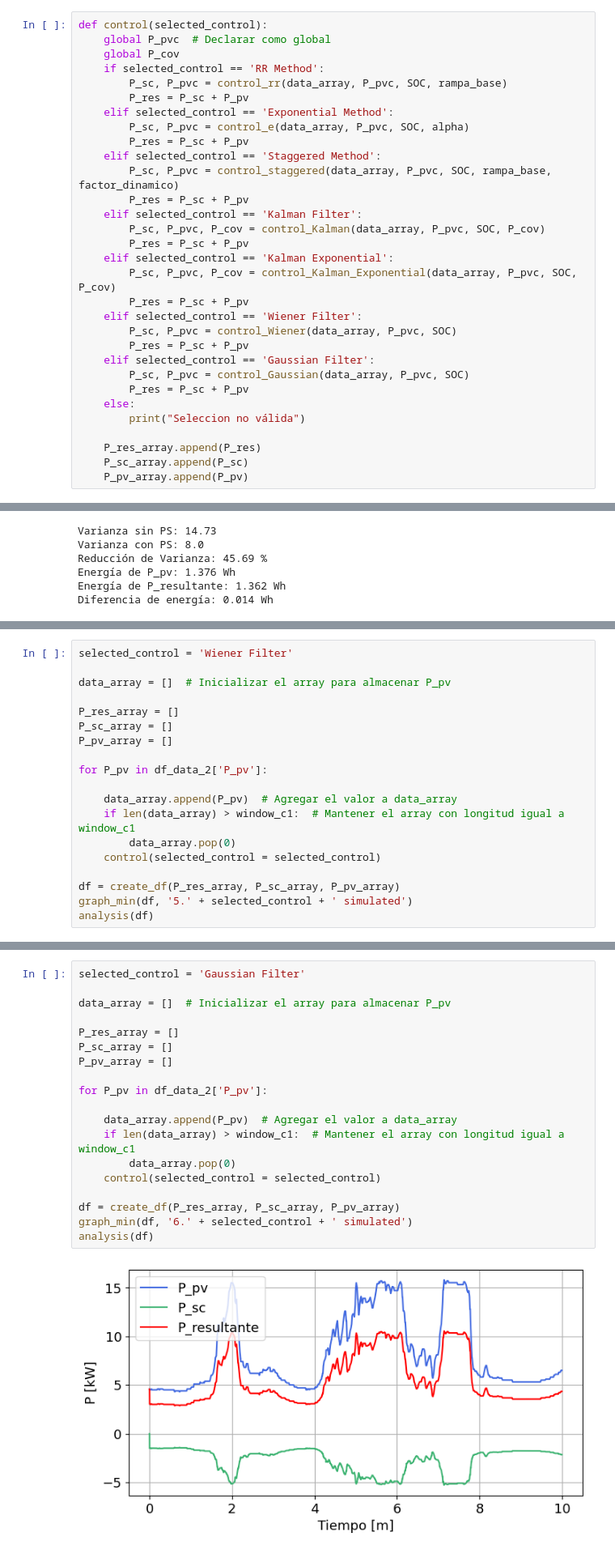
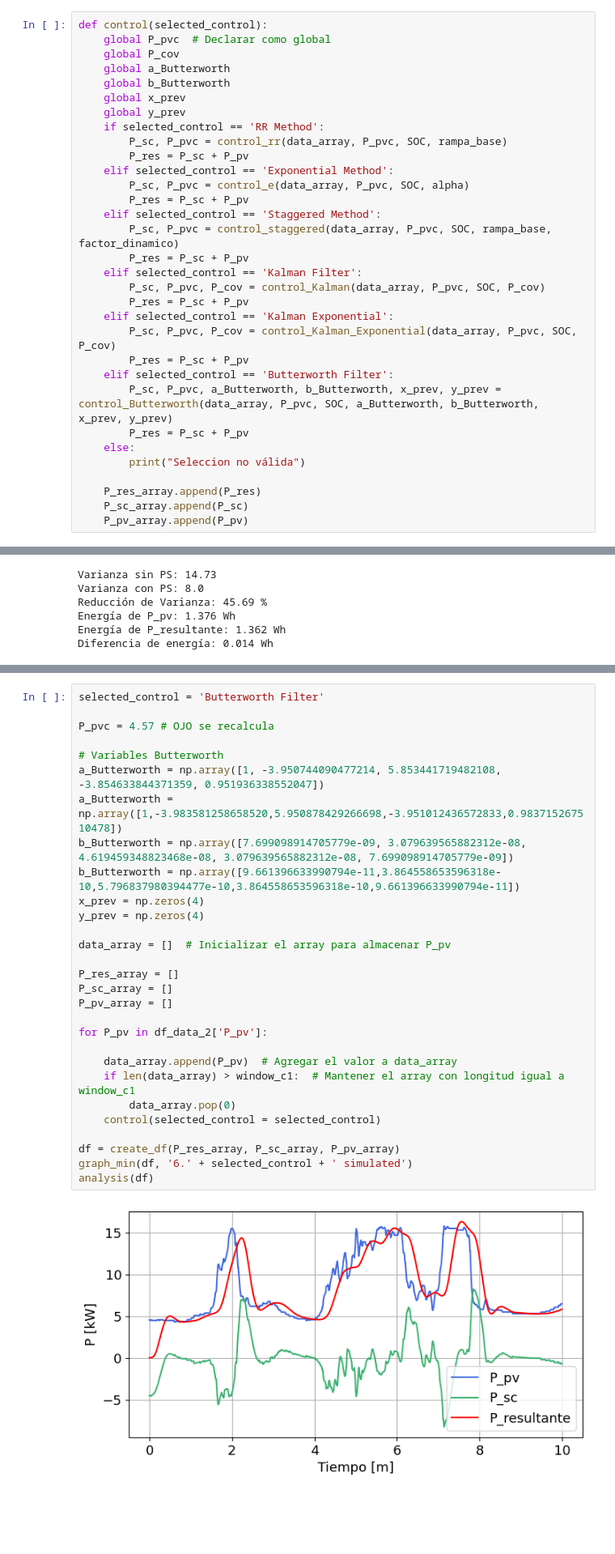
Before and after one commit to jorgecard/Telecontrol_r, a Jupyter notebook: PowerSmoothing/measurements.ipynb, the cells around one changed output, grey strips where cells are left out. Shown at 81% size. Drawn from its saved outputs; the diff is of its cells as text; blank space fills up the shorter version.

```diff
--- a/PowerSmoothing/measurements.ipynb
+++ b/PowerSmoothing/measurements.ipynb
@@ -134,6 +134,10 @@ def analysis(df):
 def control(selected_control):
     global P_pvc  # Declarar como global
     global P_cov
+    global a_Butterworth
+    global b_Butterworth
+    global x_prev
+    global y_prev
     if selected_control == 'RR Method':
         P_sc, P_pvc = control_rr(data_array, P_pvc, SOC, rampa_base)
         P_res = P_sc + P_pv
@@ -149,11 +153,8 @@ def control(selected_control):
     elif selected_control == 'Kalman Exponential':
         P_sc, P_pvc, P_cov = control_Kalman_Exponential(data_array, P_pvc, SOC, P_cov)
         P_res = P_sc + P_pv
-    elif selected_control == 'Wiener Filter':
-        P_sc, P_pvc = control_Wiener(data_array, P_pvc, SOC)
-        P_res = P_sc + P_pv
-    elif selected_control == 'Gaussian Filter':
-        P_sc, P_pvc = control_Gaussian(data_array, P_pvc, SOC)
+    elif selected_control == 'Butterworth Filter':
+        P_sc, P_pvc, a_Butterworth, b_Butterworth, x_prev, y_prev = control_Butterworth(data_array, P_pvc, SOC, a_Butterworth, b_Butterworth, x_prev, y_prev)
         P_res = P_sc + P_pv
     else:
         print("Seleccion no válida")
@@ -350,19 +348,0 @@ Diferencia de energía: 0.014 Wh
-# %%
-selected_control = 'Wiener Filter'
-
-data_array = []  # Inicializar el array para almacenar P_pv
-
-P_res_array = []
-P_sc_array = []
-P_pv_array = []
-
-for P_pv in df_data_2['P_pv']:
-
-    data_array.append(P_pv)  # Agregar el valor a data_array
-    if len(data_array) > window_c1:  # Mantener el array con longitud igual a window_c1
-        data_array.pop(0)
-    control(selected_control = selected_control)
-
-df = create_df(P_res_array, P_sc_array, P_pv_array)
-graph_min(df, '5.' + selected_control + ' simulated')
-analysis(df)
@@ -379,22 +351,32 @@ Diferencia de energía: 0.306 Wh
 # %%
-selected_control = 'Gaussian Filter'
+selected_control = 'Butterworth Filter'
+
+P_pvc = 4.57 # OJO se recalcula
+
+# Variables Butterworth
+a_Butterworth = np.array([1, -3.950744090477214, 5.853441719482108, -3.854633844371359, 0.951936338552047])
+a_Butterworth = np.array([1,-3.983581258658520,5.950878429266698,-3.951012436572833,0.983715267510478])
+b_Butterworth = np.array([7.699098914705779e-09, 3.079639565882312e-08, 4.619459348823468e-08, 3.079639565882312e-08, 7.699098914705779e-09])
+b_Butterworth = np.array([9.661396633990794e-11,3.864558653596318e-10,5.796837980394477e-10,3.864558653596318e-10,9.661396633990794e-11])
+x_prev = np.zeros(4)
+y_prev = np.zeros(4)
 
 data_array = []  # Inicializar el array para almacenar P_pv
 
 P_res_array = []
 P_sc_array = []
 P_pv_array = []
 
 for P_pv in df_data_2['P_pv']:
 
     data_array.append(P_pv)  # Agregar el valor a data_array
     if len(data_array) > window_c1:  # Mantener el array con longitud igual a window_c1
         data_array.pop(0)
     control(selected_control = selected_control)
 
 df = create_df(P_res_array, P_sc_array, P_pv_array)
 graph_min(df, '6.' + selected_control + ' simulated')
 analysis(df)
 # %% [output]
-[figure, old version]
+[figure, new version]
 Varianza sin PS: 14.73
```
Also changed, not shown: parts of 5 cells of this notebook, 22 other files.
